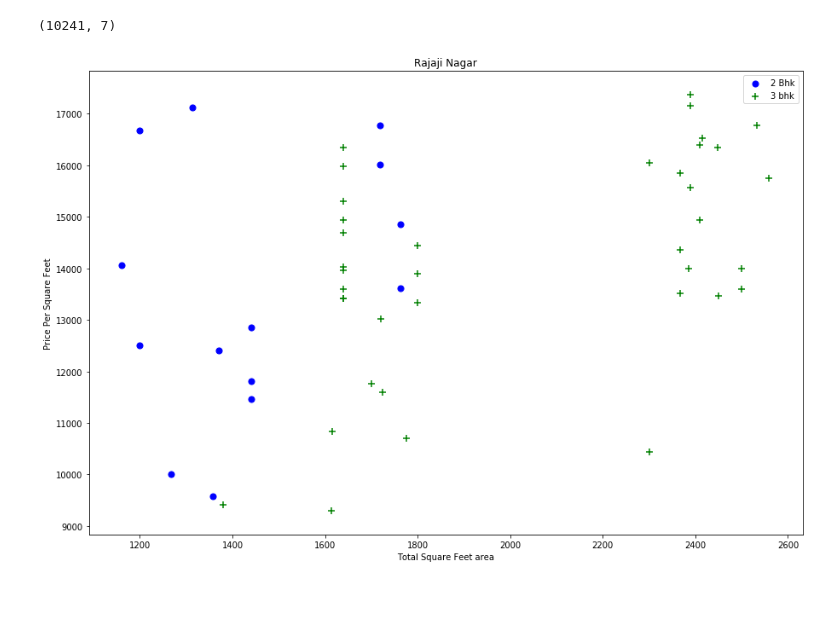
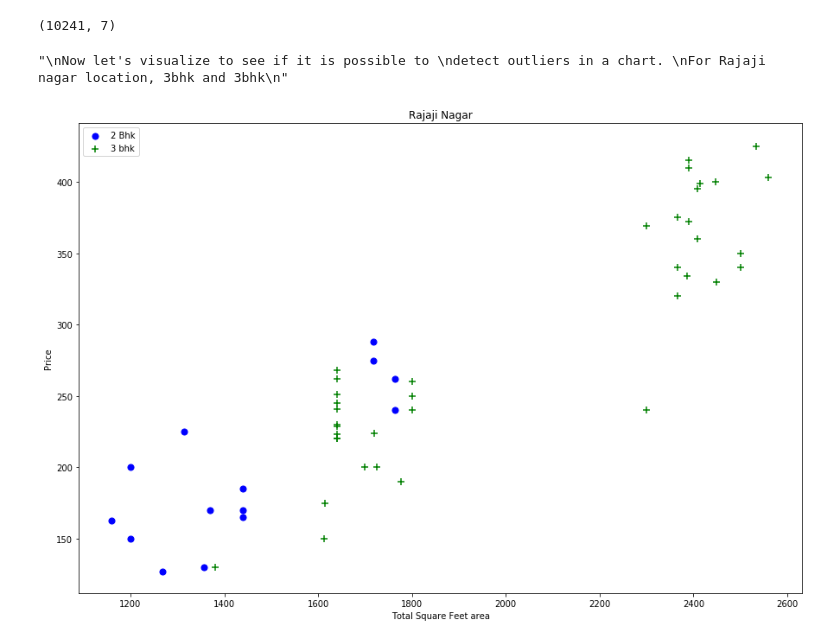
Before and after one commit to charlesnama/Ds-refresher-, a Jupyter notebook: Real Estate Price prediction .ipynb, the cells around one changed output. Drawn from its saved outputs; the diff is of its cells as text; code cells hidden in the pictures; blank space fills up the shorter version.

```diff
--- a/Real Estate Price prediction .ipynb
+++ b/Real Estate Price prediction .ipynb
@@ -359,15 +348,23 @@ df7.shape
+# %%
+'''
+Now let's visualize to see if it is possible to
+detect outliers in a chart.
+For Rajaji nagar location, 3bhk and 3bhk
+'''
+# %% [output]
+"\nNow let's visualize to see if it is possible to \ndetect outliers in a chart. \nFor Rajaji nagar location, 3bhk and 3bhk\n"
 # %%
 def plot_scatter_chart(df,location):
-    bhk2 = df[(df.location==location) & (df.bhk==2)]
-    bhk3 = df[(df.location==location) & (df.bhk==3)]
+    bhk2 = df[(df.location==location) & (df.bhk==2)] #2dfs where 4 same location u have
+    bhk3 = df[(df.location==location) & (df.bhk==3)] #datapoints 4 2&3bhk
     matplotlib.rcParams['figure.figsize']=(15,10)
-    plt.scatter(bhk2.total_sqft,bhk2.price_per_sqft,color='blue',label='2 Bhk',s=50)
-    plt.scatter(bhk3.total_sqft,bhk3.price_per_sqft,marker='+',color='green',label='3 bhk',s=50)
+    plt.scatter(bhk2.total_sqft,bhk2.price,color='blue',label='2 Bhk',s=50)
+    plt.scatter(bhk3.total_sqft,bhk3.price,marker='+',color='green',label='3 bhk',s=50)
     plt.xlabel("Total Square Feet area")
-    plt.ylabel("Price Per Square Feet")
+    plt.ylabel("Price")
     plt.title(location)
     plt.legend()
 
 plot_scatter_chart(df7,'Rajaji Nagar')
 # %% [output]
-[figure, old version]
+[figure, new version]
```
Also changed, not shown: parts of 4 cells of this notebook.
